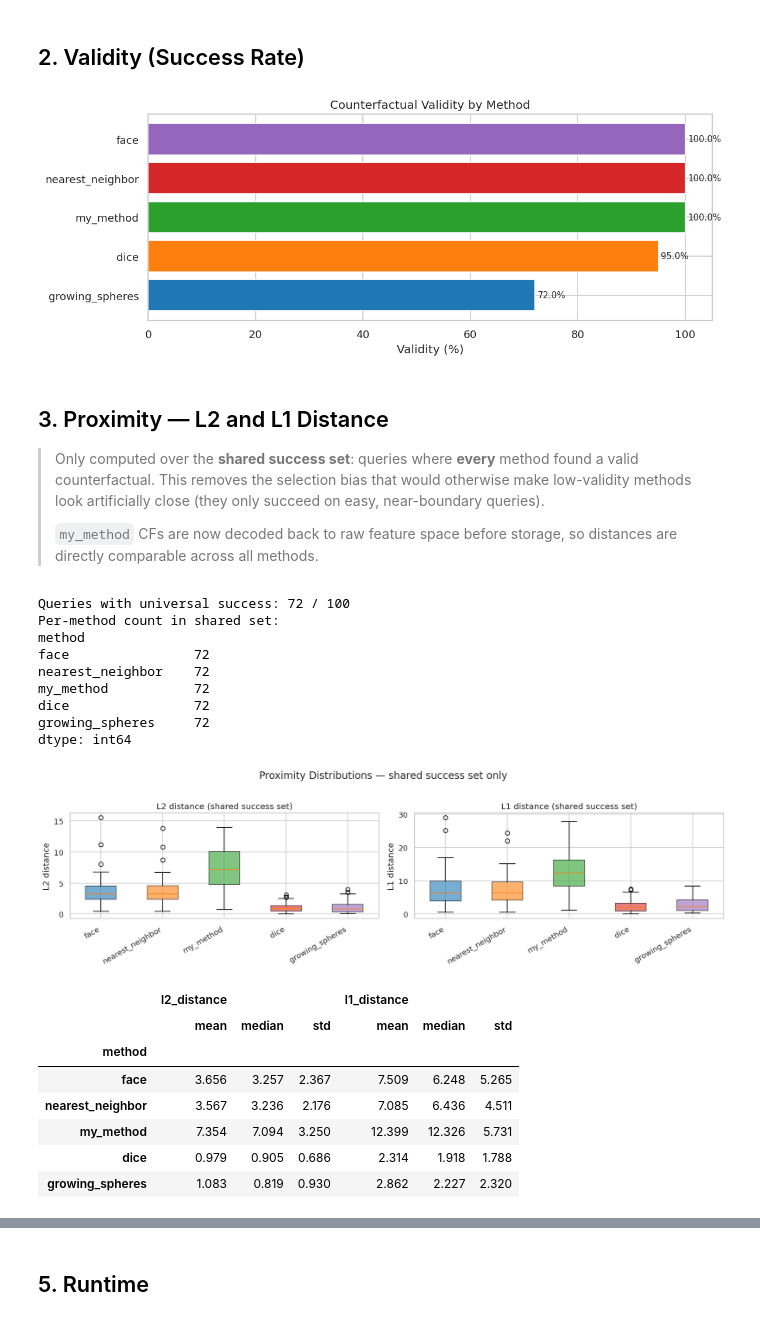
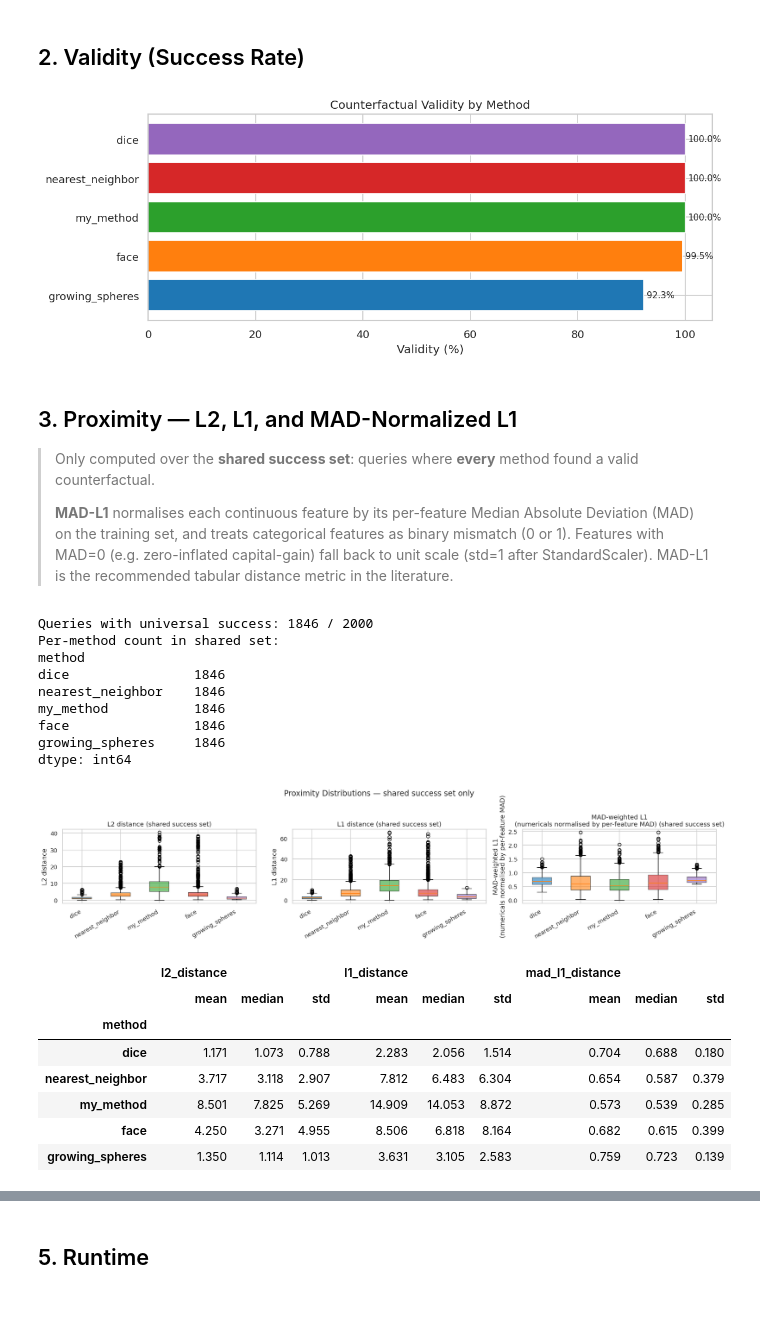
Before and after one commit to GabrielePintus/PreimageCounterfactualSampling, a Jupyter notebook: notebooks/6.1 - Benchmark analysis.ipynb, the cells around one changed output, grey strips where cells are left out. Cells and saved outputs as stored; diff of their text form; code cells hidden in the pictures.

```diff
--- a/notebooks/6.1 - Benchmark analysis.ipynb
+++ b/notebooks/6.1 - Benchmark analysis.ipynb
@@ -25,7 +25,7 @@ import seaborn as sns
 sns.set_theme(style='whitegrid', palette='tab10')
 plt.rcParams.update({'figure.dpi': 120, 'figure.figsize': (10, 4)})
 
-PARQUET_PATH = Path('../results/benchmark_adult.parquet')
+PARQUET_PATH = Path('../results/benchmark_adult_1.parquet')
 # %% [markdown]
 ## 1. Load & Overview
 # %%
@@ -109,17 +113,18 @@ for bar, val in zip(bars, validity.values[::-1]):
 plt.tight_layout()
 plt.show()
 # %% [output]
-[figure, old version]
+[figure, new version]
 # %% [markdown]
-## 3. Proximity — L2 and L1 Distance
+## 3. Proximity — L2, L1, and MAD-Normalized L1
 
 > Only computed over the **shared success set**: queries where **every** method
-> found a valid counterfactual.  This removes the selection bias that would
-> otherwise make low-validity methods look artificially close (they only
-> succeed on easy, near-boundary queries).
+> found a valid counterfactual.
 >
-> `my_method` CFs are now decoded back to raw feature space before storage,
-> so distances are directly comparable across all methods.
+> **MAD-L1** normalises each continuous feature by its per-feature Median Absolute
+> Deviation (MAD) on the training set, and treats categorical features as binary
+> mismatch (0 or 1). Features with MAD=0 (e.g. zero-inflated capital-gain) fall
+> back to unit scale (std=1 after StandardScaler). MAD-L1 is the recommended
+> tabular distance metric in the literature.
 # %%
 # Shared success set: query indices where ALL methods returned a valid CF
 success_pivot = (
@@ -135,49 +140,54 @@ print(f'Queries with universal success: {len(shared_idx)} / {df["query_idx"].nun
 print('Per-method count in shared set:')
 print(df_shared.groupby('method').size().loc[validity_order])
 # %% [output]
-Queries with universal success: 72 / 100
+Queries with universal success: 1846 / 2000
 Per-method count in shared set:
 method
-face                72
-nearest_neighbor    72
-my_method           72
-dice                72
-growing_spheres     72
+dice                1846
+nearest_neighbor    1846
+my_method           1846
+face                1846
+growing_spheres     1846
 dtype: int64
 # %%
-fig, axes = plt.subplots(1, 2, figsize=(14, 4))
+fig, axes = plt.subplots(1, 3, figsize=(18, 4))
 
-for ax, metric, label in zip(axes, ['l2_distance', 'l1_distance'], ['L2 distance', 'L1 distance']):
+metrics_info = [
+    ('l2_distance',     'L2 distance'),
+    ('l1_distance',     'L1 distance'),
+    ('mad_l1_distance', 'MAD-weighted L1\n(numericals normalised by per-feature MAD)'),
+]
+for ax, (metric, label) in zip(axes, metrics_info):
     data_by_method = [df_shared[df_shared['method'] == m][metric].dropna().values for m in validity_order]
     bp = ax.boxplot(data_by_method, vert=True, patch_artist=True, labels=validity_order)
     palette = sns.color_palette('tab10', len(validity_order))
     for patch, color in zip(bp['boxes'], palette):
         patch.set_facecolor(color)
         patch.set_alpha(0.6)
     ax.set_title(f'{label} (shared success set)')
-    ax.set_ylabel(label)
+    ax.set_ylabel(label.split('\\n')[0])
     ax.set_xticklabels(validity_order, rotation=30, ha='right')
 
 plt.suptitle('Proximity Distributions — shared success set only', y=1.02)
 plt.tight_layout()
 plt.show()
 # %% [output]
-[figure, old version]
+[figure, new version]
 # %%
 # Proximity summary statistics (shared success set)
 prox_stats = (
-    df_shared.groupby('method')[['l2_distance', 'l1_distance']]
+    df_shared.groupby('method')[['l2_distance', 'l1_distance', 'mad_l1_distance']]
     .agg(['mean', 'median', 'std'])
     .loc[validity_order]
 )
 prox_stats.style.format('{:.3f}')
 # %% [output]
-|  | l2_distance |  |  | l1_distance |  |  |
-|  | mean | median | std | mean | median | std |
-| method |  |  |  |  |  |  |
-| face | 3.656 | 3.257 | 2.367 | 7.509 | 6.248 | 5.265 |
-| nearest_neighbor | 3.567 | 3.236 | 2.176 | 7.085 | 6.436 | 4.511 |
-| my_method | 7.354 | 7.094 | 3.250 | 12.399 | 12.326 | 5.731 |
-| dice | 0.979 | 0.905 | 0.686 | 2.314 | 1.918 | 1.788 |
-| growing_spheres | 1.083 | 0.819 | 0.930 | 2.862 | 2.227 | 2.320 |
+|  | l2_distance |  |  | l1_distance |  |  | mad_l1_distance |  |  |
+|  | mean | median | std | mean | median | std | mean | median | std |
+| method |  |  |  |  |  |  |  |  |  |
+| dice | 1.171 | 1.073 | 0.788 | 2.283 | 2.056 | 1.514 | 0.704 | 0.688 | 0.180 |
+| nearest_neighbor | 3.717 | 3.118 | 2.907 | 7.812 | 6.483 | 6.304 | 0.654 | 0.587 | 0.379 |
+| my_method | 8.501 | 7.825 | 5.269 | 14.909 | 14.053 | 8.872 | 0.573 | 0.539 | 0.285 |
+| face | 4.250 | 3.271 | 4.955 | 8.506 | 6.818 | 8.164 | 0.682 | 0.615 | 0.399 |
+| growing_spheres | 1.350 | 1.114 | 1.013 | 3.631 | 3.105 | 2.583 | 0.759 | 0.723 | 0.139 |
 # %% [markdown]
```
Also changed, not shown: parts of 19 cells of this notebook, 5 other files.
